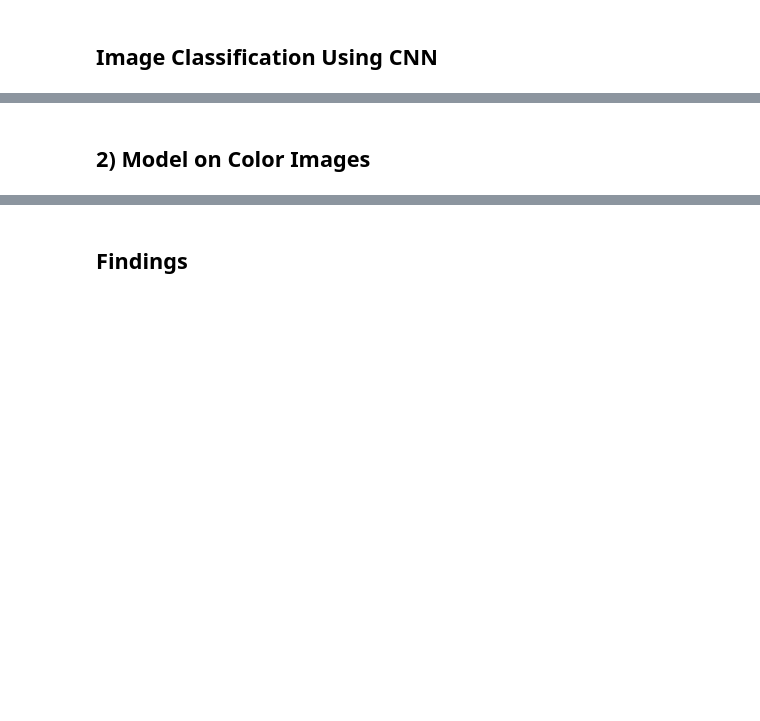
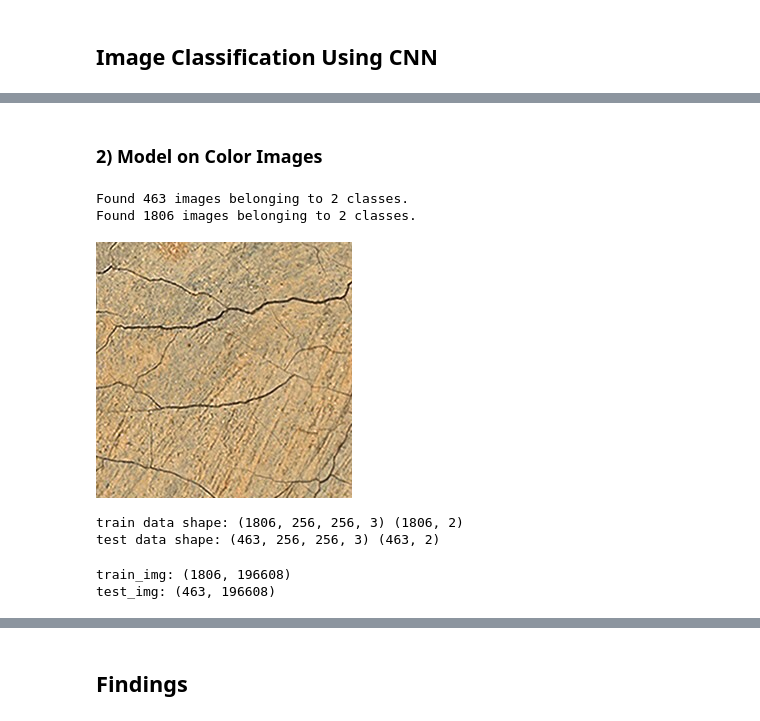
Before and after one commit to seoho926/art-forgery-craquelure, a Jupyter notebook: technical_notebook.ipynb, the cells around one changed output, grey strips where cells are left out. Saved outputs shown, nothing was run; the diff lists cells and outputs as text; code cells hidden in the pictures; blank space fills up the shorter version.

Commit message:
updated technical notebook with models, findings and future directions

```diff
--- a/technical_notebook.ipynb
+++ b/technical_notebook.ipynb
@@ -131,3 +209,46 @@ array_to_img(train_images[15])
 # %% [markdown]
 <a id='model2'></a>
-## 2) Model on Color Images
+### 2) Model on Color Images
+# %%
+# Directory path
+train_data_dir = 'data/Cracks/train'
+test_data_dir = 'data/Cracks/test'
+
+# Get all the data in the directory data/validation, and reshape them
+test_generator = ImageDataGenerator(rescale=1/255).flow_from_directory(
+        test_data_dir,
+        target_size=(256, 256), batch_size=463)
+
+# Get all the data in the directory data/train, and reshape them
+train_generator = ImageDataGenerator(rescale=1/255).flow_from_directory(
+        train_data_dir,
+        target_size=(256, 256), batch_size=1839)
+
+# Create the datasets
+train_images, train_labels = next(train_generator)
+test_images, test_labels = next(test_generator)
+# %% [output]
+Found 463 images belonging to 2 classes.
+Found 1806 images belonging to 2 classes.
+# %%
+# Previewing an image for checking
+array_to_img(train_images[15])
+# %% [output]
+[figure, added]
+# %%
+# Checking shape of data
+print('train data shape:', np.shape(train_images), np.shape(train_labels))
+print('test data shape:', np.shape(test_images), np.shape(test_labels))
+# %% [output]
+train data shape: (1806, 256, 256, 3) (1806, 2)
+test data shape: (463, 256, 256, 3) (463, 2)
+# %%
+# Unrowing/reshaping
+train_img = train_images.reshape(train_images.shape[0], -1)
+print('train_img:', np.shape(train_img))
+
+test_img = test_images.reshape(test_images.shape[0], -1)
+print('test_img:', np.shape(test_img))
+# %% [output]
+train_img: (1806, 196608)
+test_img: (463, 196608)
```
Also changed, not shown: parts of 35 cells of this notebook, 2 other files.
